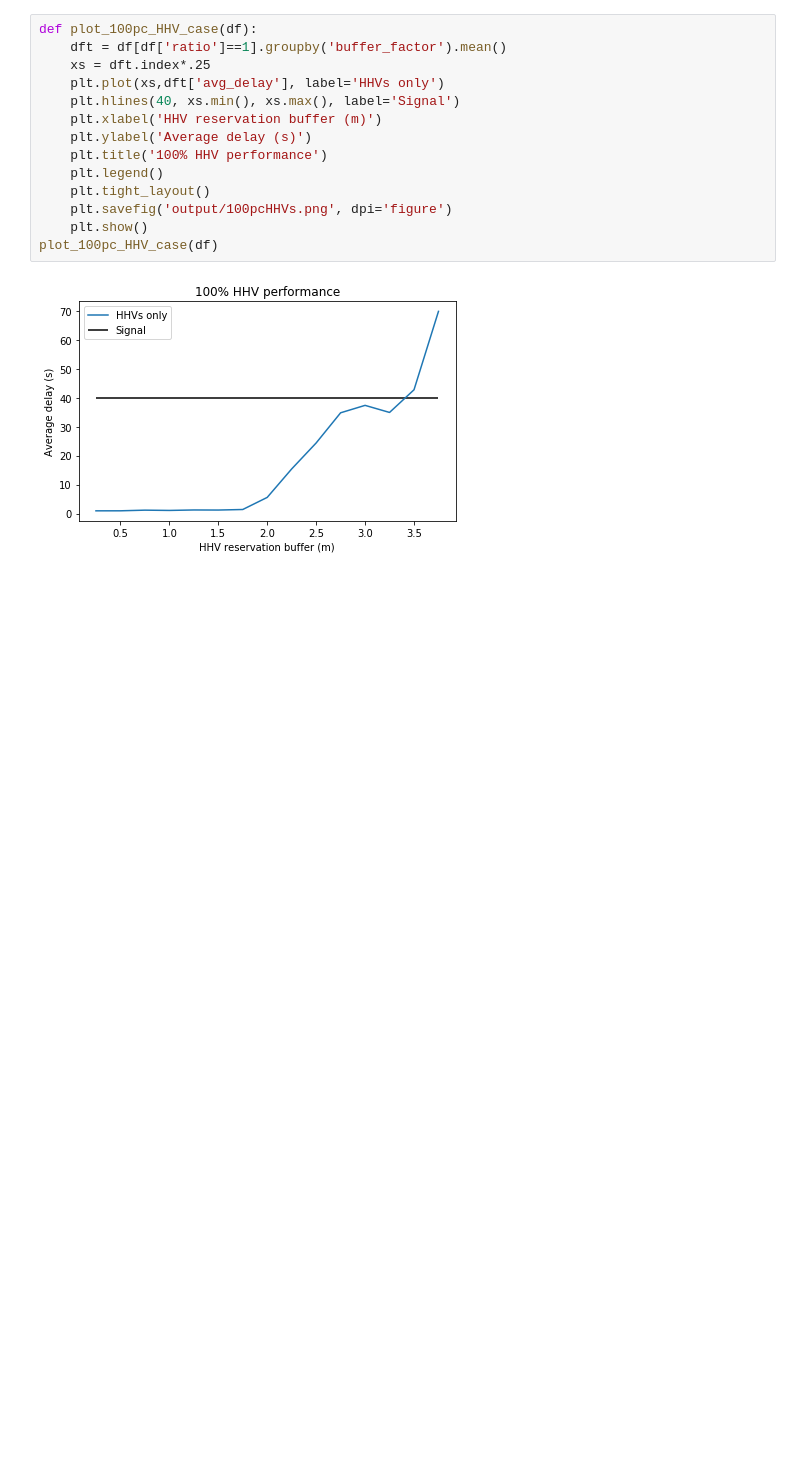
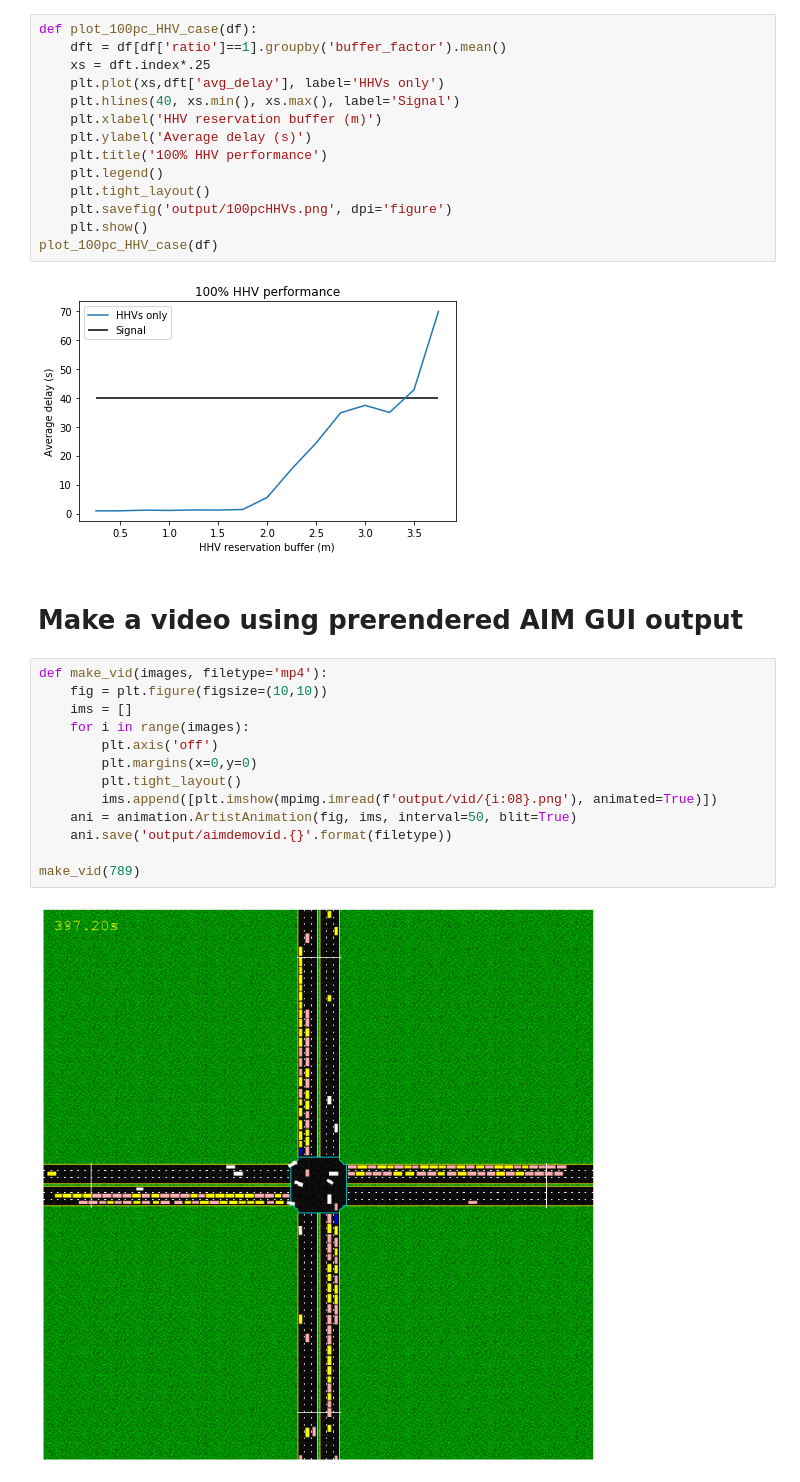
Before and after one commit to spartalab/aim, a Jupyter notebook: hhv_trials.ipynb, the cells around one changed output. Cells and saved outputs as stored; diff of their text form; blank space fills up the shorter version.

Commit message:
made sim video

```diff
--- a/hhv_trials.ipynb
+++ b/hhv_trials.ipynb
@@ -191,3 +190,20 @@ def plot_100pc_HHV_case(df):
 plot_100pc_HHV_case(df)
 # %% [output]
 [figure]
+# %% [markdown]
+# Make a video using prerendered AIM GUI output
+# %%
+def make_vid(images, filetype='mp4'):
+    fig = plt.figure(figsize=(10,10))
+    ims = []
+    for i in range(images):
+        plt.axis('off')
+        plt.margins(x=0,y=0)
+        plt.tight_layout()
+        ims.append([plt.imshow(mpimg.imread(f'output/vid/{i:08}.png'), animated=True)])
+    ani = animation.ArtistAnimation(fig, ims, interval=50, blit=True)
+    ani.save('output/aimdemovid.{}'.format(filetype))
+
+make_vid(789)
+# %% [output]
+[figure, added]
```
Also changed, not shown: parts of 3 cells of this notebook.
